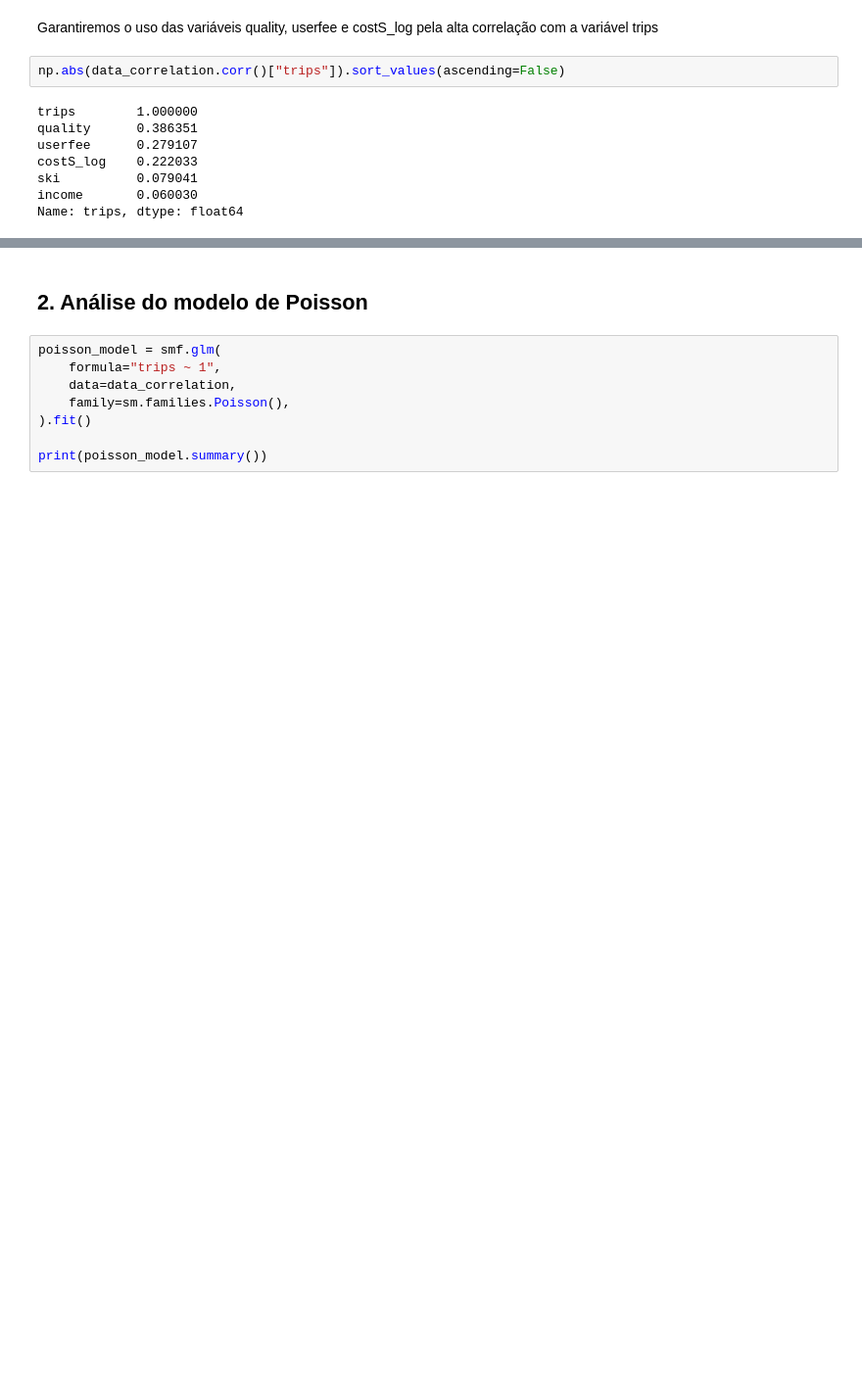
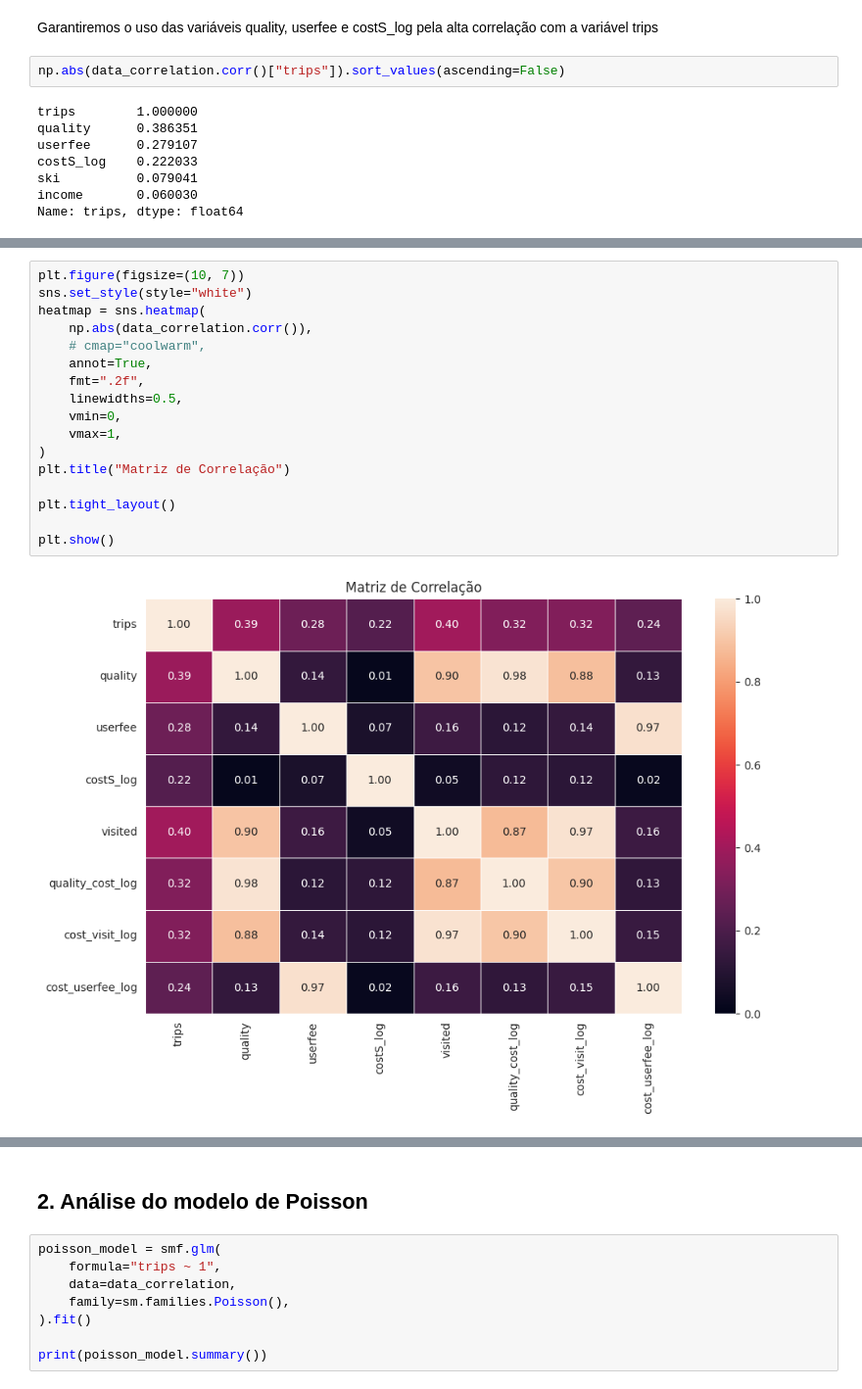
Before and after one commit to scrocha/modelagem-estatistica-A2, a Jupyter notebook: trabalho.ipynb, the cells around one changed output, grey strips where cells are left out. Shown at 98% size. Saved outputs shown, nothing was run; the diff lists cells and outputs as text; blank space fills up the shorter version.

```diff
--- a/trabalho.ipynb
+++ b/trabalho.ipynb
@@ -564,3 +559,22 @@ data_correlation["cost_userfee_log"] = data_correlation["costS_log"] * data_corr
+# %%
+plt.figure(figsize=(10, 7))
+sns.set_style(style="white")
+heatmap = sns.heatmap(
+    np.abs(data_correlation.corr()),
+    # cmap="coolwarm",
+    annot=True,
+    fmt=".2f",
+    linewidths=0.5,
+    vmin=0,
+    vmax=1,
+)
+plt.title("Matriz de Correlação")
+
+plt.tight_layout()
+
+plt.show()
+# %% [output]
+[figure, added]
 # %%
 data_correlation.head()
 # %% [output]
```
Also changed, not shown: parts of 20 cells of this notebook.
